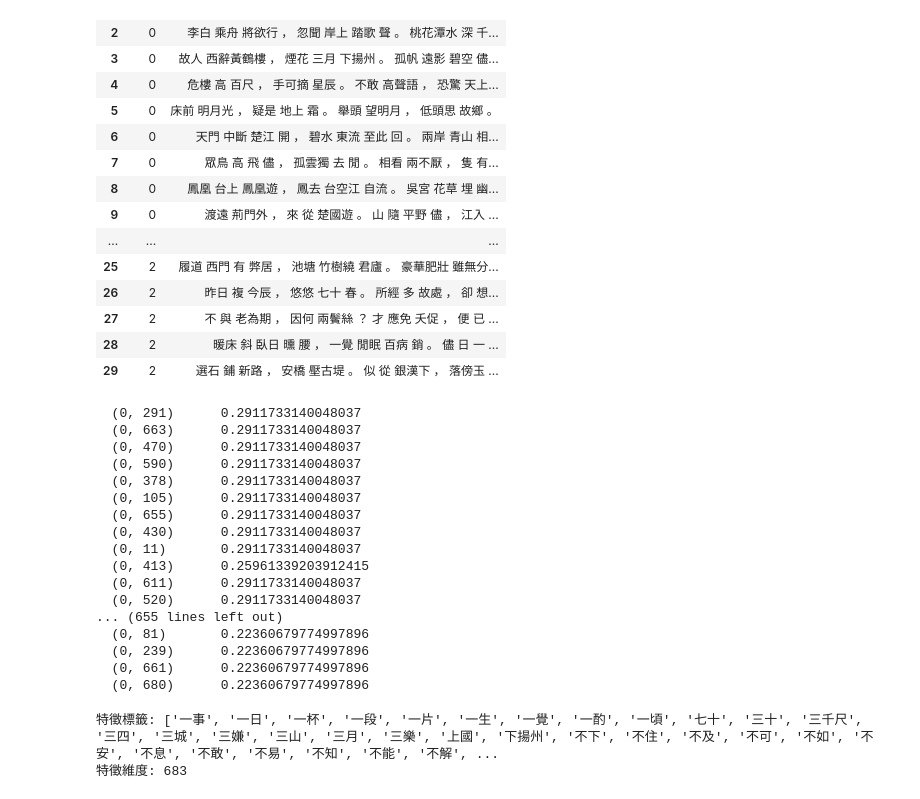
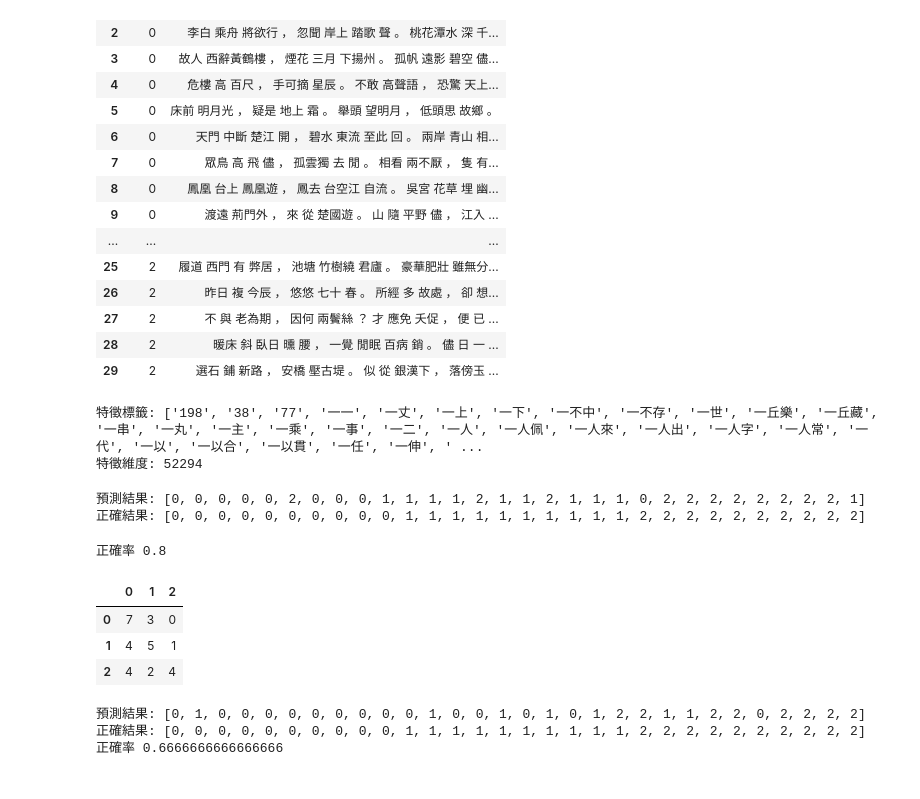
Before and after one commit to ajoshow/tibame-ml-class, a Jupyter notebook: naivebayes.ipynb, the cells around one changed output. Saved outputs shown, nothing was run; the diff lists cells and outputs as text; code cells hidden in the pictures.

```diff
--- a/naivebayes.ipynb
+++ b/naivebayes.ipynb
@@ -151,30 +151,49 @@ test_df
 # %%
 from sklearn.feature_extraction.text import TfidfVectorizer
 vec = TfidfVectorizer()
-bag = vec.fit_transform(test_df["內容"])
-for b in bag:
-    print(b)
+bag = vec.fit_transform(train_df["內容"])
+# for b in bag:
+#     print(b)
-# %% [output]
-  (0, 291)      0.2911733140048037
-  (0, 663)      0.2911733140048037
-  (0, 470)      0.2911733140048037
-  (0, 590)      0.2911733140048037
-  (0, 378)      0.2911733140048037
-  (0, 105)      0.2911733140048037
-  (0, 655)      0.2911733140048037
-  (0, 430)      0.2911733140048037
-  (0, 11)       0.2911733140048037
-  (0, 413)      0.25961339203912415
-  (0, 611)      0.2911733140048037
-  (0, 520)      0.2911733140048037
-... (655 lines left out)
-  (0, 81)       0.22360679774997896
-  (0, 239)      0.22360679774997896
-  (0, 661)      0.22360679774997896
-  (0, 680)      0.22360679774997896
+# %%
+test_bag = vec.transform(test_df["內容"])
 # %%
 print("特徵標籤:", vec.get_feature_names())
 print("特徵維度:", len(vec.get_feature_names()))
 # %% [output]
-特徵標籤: ['一事', '一日', '一杯', '一段', '一片', '一生', '一覺', '一酌', '一頃', '七十', '三十', '三千尺', '三四', '三城', '三嫌', '三山', '三月', '三樂', '上國', '下揚州', '不下', '不住', '不及', '不可', '不如', '不安', '不息', '不敢', '不易', '不知', '不能', '不解', ...
-特徵維度: 683
+特徵標籤: ['198', '38', '77', '一一', '一丈', '一上', '一下', '一不中', '一不存', '一世', '一丘樂', '一丘藏', '一串', '一丸', '一主', '一乘', '一事', '一二', '一人', '一人佩', '一人來', '一人出', '一人字', '一人常', '一代', '一以', '一以合', '一以貫', '一任', '一伸', ' ...
+特徵維度: 52294
+# %%
+from sklearn.naive_bayes import MultinomialNB
+clf = MultinomialNB(alpha = 0.001)
+clf.fit(bag, train_df["作者"])
+pre = clf.predict(test_bag)
+print("預測結果:", list(pre))
+print("正確結果:", list(test_df["作者"]))
+# %% [output]
+預測結果: [0, 0, 0, 0, 0, 2, 0, 0, 0, 1, 1, 1, 1, 2, 1, 1, 2, 1, 1, 1, 0, 2, 2, 2, 2, 2, 2, 2, 2, 1]
+正確結果: [0, 0, 0, 0, 0, 0, 0, 0, 0, 0, 1, 1, 1, 1, 1, 1, 1, 1, 1, 1, 2, 2, 2, 2, 2, 2, 2, 2, 2, 2]
+# %%
+from sklearn.metrics import accuracy_score
+print("正確率", accuracy_score(pre, test_df["作者"]))
+# %% [output]
+正確率 0.8
+# %%
+from sklearn.metrics import confusion_matrix
+pd.DataFrame(confusion_matrix(test_df["作者"], pre))
+# %% [output]
+|  | 0 | 1 | 2 |
+| 0 | 7 | 3 | 0 |
+| 1 | 4 | 5 | 1 |
+| 2 | 4 | 2 | 4 |
+# %%
+from sklearn.neighbors import KNeighborsClassifier
+clf = KNeighborsClassifier(n_neighbors = 6)
+clf.fit(bag, train_df["作者"])
+pre = clf.predict(test_bag)
+print("預測結果:", list(pre))
+print("正確結果:", list(test_df["作者"]))
+print("正確率", accuracy_score(pre, test_df["作者"]))
+# %% [output]
+預測結果: [0, 1, 0, 0, 0, 0, 0, 0, 0, 0, 0, 1, 0, 0, 1, 0, 1, 0, 1, 2, 2, 1, 1, 2, 2, 0, 2, 2, 2, 2]
+正確結果: [0, 0, 0, 0, 0, 0, 0, 0, 0, 0, 1, 1, 1, 1, 1, 1, 1, 1, 1, 1, 2, 2, 2, 2, 2, 2, 2, 2, 2, 2]
+正確率 0.6666666666666666
```
Also changed, not shown: parts of 1 cell of this notebook, 7 other files.
